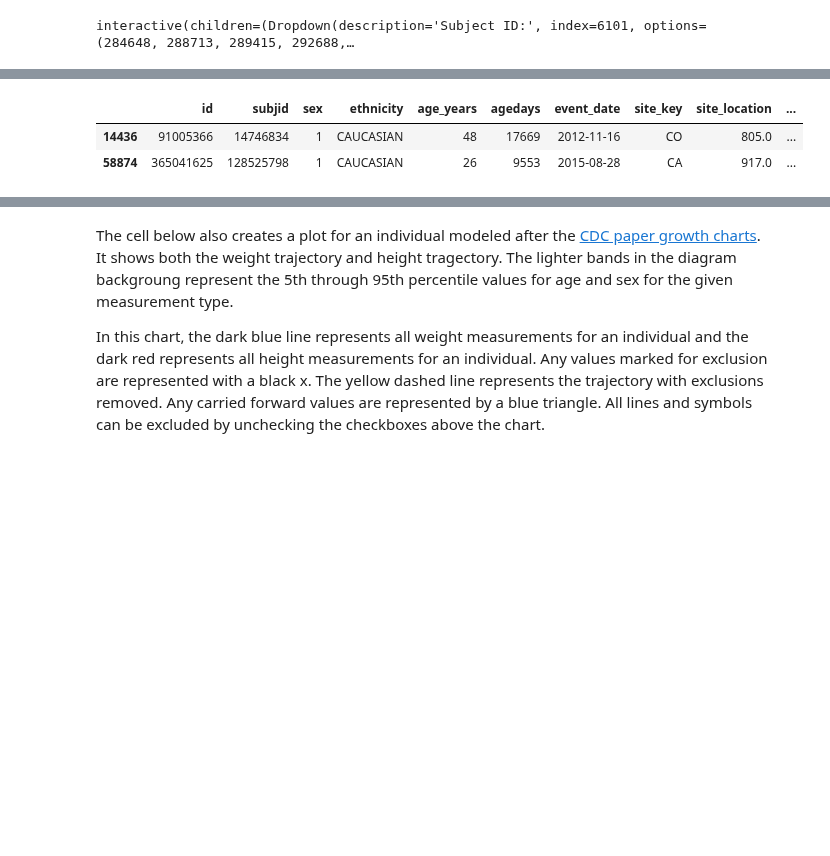
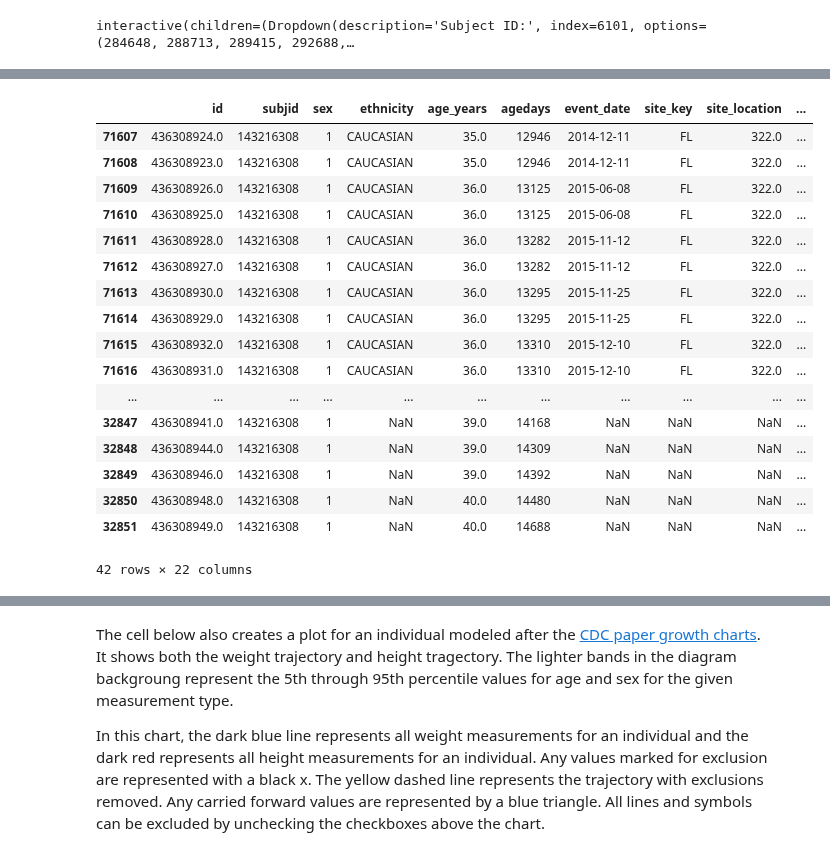
Before and after one commit to mitre/GrowthViz, a Jupyter notebook: GrowthViz.ipynb, the cells around one changed output, grey strips where cells are left out. Cells and saved outputs as stored; diff of their text form; code cells hidden in the pictures; blank space fills up the shorter version.

```diff
--- a/GrowthViz.ipynb
+++ b/GrowthViz.ipynb
@@ -212,9 +160,19 @@ merged_df.head()
 | 4 | 160745.0 | 288713 | 1 | 19450 | Include | True | 167.64 | 53.0 | NaN | ... |
 # %%
 # create BMI data to add below for individual trajectories
-for_bmi = merged_df[['id', 'subjid', 'sex', 'age_years', 'agedays', 'age', 'rounded_age', 'bmi', 'weight_cat', 'height_cat']]
-for_bmi['clean_value'] = np.where((for_bmi['weight_cat'] == 'Include') & (for_bmi['height_cat'] == 'Include'), "Include", "Implausible")
-for_bmi['clean_cat'] = for_bmi['clean_value']
+for_bmi = merged_df[['id', 'subjid', 'sex', 'age_years', 'agedays', 'age', 'rounded_age', 'bmi', 'weight_cat', 'height_cat', 'include_both']]
+def label_incl(row):
+    if (row['include_both'] == True): return 'Include'
+    elif (row['weight_cat'] == 'Implausible') | (row['height_cat'] == 'Implausible'): return 'Implausible'
+    else: return 'Only Wt or Ht'
+incl_col = for_bmi.apply(lambda row: label_incl(row), axis=1)
+for_bmi = for_bmi.assign(clean_cat=incl_col.values)
 for_bmi['param'] = 'BMI'
 for_bmi.rename(columns={'bmi':'measurement'}, inplace=True)
 obs_wbmi = pd.concat([obs, for_bmi])
+#print(for_bmi.groupby('clean_cat')['age'].count())
+#print(merged_df.groupby(['include_weight', 'include_height'])['age'].count())
+#print(obs.groupby(['param', 'clean_cat'])['age'].count())
+#for_bmi[for_bmi['clean_cat'] == 'Implausible'].head(20)
+
+#for_bmi_impl = for_bmi[for_bmi['clean_cat'] == 'Implausible']
@@ -316,9 +274,24 @@ interactive(children=(Dropdown(description='Subject ID:', index=6101, options=(2
 # %%
-cleaned_obs[(cleaned_obs['measurement'] < 25) & (cleaned_obs['clean_value'] == 'Include')] 143216308 # 14746834 is an example with the underweight line
+obs_wbmi[obs_wbmi['subjid'] == 143216308] # 14746834 is an example with the underweight line
 # %% [output]
 |  | id | subjid | sex | ethnicity | age_years | agedays | event_date | site_key | site_location | ... |
-| 14436 | 91005366 | 14746834 | 1 | CAUCASIAN | 48 | 17669 | 2012-11-16 | CO | 805.0 | ... |
-| 58874 | 365041625 | 128525798 | 1 | CAUCASIAN | 26 | 9553 | 2015-08-28 | CA | 917.0 | ... |
+| 71607 | 436308924.0 | 143216308 | 1 | CAUCASIAN | 35.0 | 12946 | 2014-12-11 | FL | 322.0 | ... |
+| 71608 | 436308923.0 | 143216308 | 1 | CAUCASIAN | 35.0 | 12946 | 2014-12-11 | FL | 322.0 | ... |
+| 71609 | 436308926.0 | 143216308 | 1 | CAUCASIAN | 36.0 | 13125 | 2015-06-08 | FL | 322.0 | ... |
+| 71610 | 436308925.0 | 143216308 | 1 | CAUCASIAN | 36.0 | 13125 | 2015-06-08 | FL | 322.0 | ... |
+| 71611 | 436308928.0 | 143216308 | 1 | CAUCASIAN | 36.0 | 13282 | 2015-11-12 | FL | 322.0 | ... |
+| 71612 | 436308927.0 | 143216308 | 1 | CAUCASIAN | 36.0 | 13282 | 2015-11-12 | FL | 322.0 | ... |
+| 71613 | 436308930.0 | 143216308 | 1 | CAUCASIAN | 36.0 | 13295 | 2015-11-25 | FL | 322.0 | ... |
+| 71614 | 436308929.0 | 143216308 | 1 | CAUCASIAN | 36.0 | 13295 | 2015-11-25 | FL | 322.0 | ... |
+| 71615 | 436308932.0 | 143216308 | 1 | CAUCASIAN | 36.0 | 13310 | 2015-12-10 | FL | 322.0 | ... |
+| 71616 | 436308931.0 | 143216308 | 1 | CAUCASIAN | 36.0 | 13310 | 2015-12-10 | FL | 322.0 | ... |
+| ... | ... | ... | ... | ... | ... | ... | ... | ... | ... | ... |
+| 32847 | 436308941.0 | 143216308 | 1 | NaN | 39.0 | 14168 | NaN | NaN | NaN | ... |
+| 32848 | 436308944.0 | 143216308 | 1 | NaN | 39.0 | 14309 | NaN | NaN | NaN | ... |
+| 32849 | 436308946.0 | 143216308 | 1 | NaN | 39.0 | 14392 | NaN | NaN | NaN | ... |
+| 32850 | 436308948.0 | 143216308 | 1 | NaN | 40.0 | 14480 | NaN | NaN | NaN | ... |
+| 32851 | 436308949.0 | 143216308 | 1 | NaN | 40.0 | 14688 | NaN | NaN | NaN | ... |
+42 rows × 22 columns
 # %%
 # display all charts at the same time
 charts.overlap_view_all(obs_df=obs_wbmi, id=val, param='WEIGHTKG', include_carry_forward=True,
```
Also changed, not shown: parts of 16 cells of this notebook, 2 other files.
